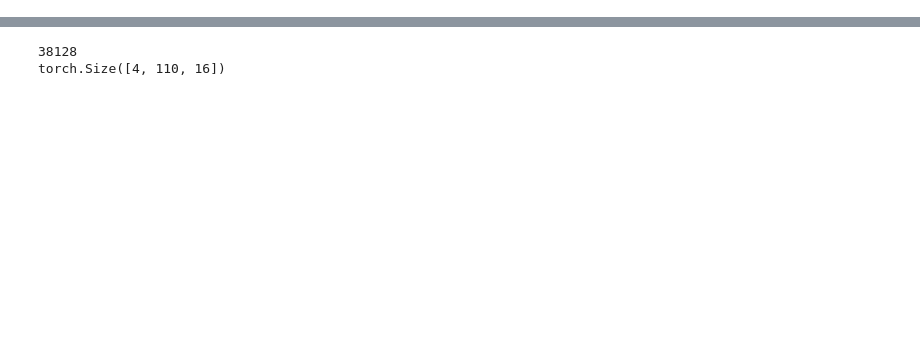
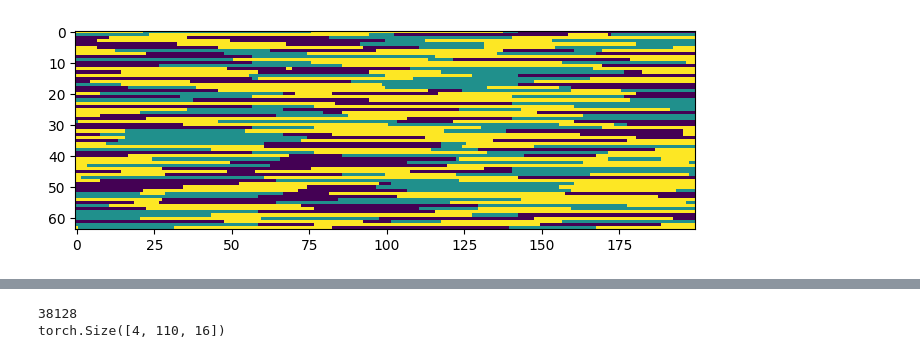
Before and after one commit to eisbetterthanpi/JEPA, a Jupyter notebook: Seq_JEPA.ipynb, the cells around one changed output, grey strips where cells are left out. Drawn from its saved outputs; the diff is of its cells as text; code cells hidden in the pictures; blank space fills up the shorter version.

```diff
--- a/Seq_JEPA.ipynb
+++ b/Seq_JEPA.ipynb
@@ -384,3 +305,54 @@ plt.show()
+# %%
+# @title simplex
+# !pip install -q opensimplex
+import opensimplex
+import numpy as np
+import torch
+import matplotlib.pyplot as plt
+
+def simplexmask1d(seq=512, ctx_scale=(.85,1), trg_scale=(.6,.8), B=64, chaos=[1,.5]):
+    i = np.linspace(0, chaos[0], num=seq) # 2-5
+    noise = opensimplex.noise2array(i, np.random.randint(1e10, size=B)) # [B, seq]
+    noise = torch.from_numpy(noise)
+    ctx_mask_scale = torch.rand(1) * (ctx_scale[1] - ctx_scale[0]) + ctx_scale[0] # in (min_s, max_s) # all blocks same size
+    trg_mask_scale = torch.rand(1) * (trg_scale[1] - trg_scale[0]) + trg_scale[0]
+
+    ctx_len, trg_len = int(seq*ctx_mask_scale), int(seq*trg_mask_scale)
+    val, trg_index = torch.topk(noise, trg_len, dim=1, sorted=False)
+    ctx_len = ctx_len - trg_len
+
+    remove_mask = torch.ones((B,seq), dtype=bool) # [B, S]
+    remove_mask.scatter_(1, trg_index, False).flatten()
+    ind = torch.arange(seq).unsqueeze(0).repeat(B,1)[remove_mask].reshape(B, -1)
+
+    i = np.linspace(0, chaos[1], num=seq) # 2-5
+    noise = opensimplex.noise2array(i, np.random.randint(1e10, size=B)) # [B, seq]
+    noise = torch.from_numpy(noise)[remove_mask].reshape(B, -1)
+    val, ctx_ind = torch.topk(noise, ctx_len, dim=1, sorted=False)
+    ctx_index = ind[torch.arange(B).unsqueeze(-1), ctx_ind]
+    return ctx_index, trg_index
+
+b=64
+ctx_index, trg_index = simplexmask1d(seq=200, ctx_scale=(.7,.8), trg_scale=(.4,.6), B=b, chaos=[3,.5])
+mask = torch.zeros(b ,200)
+mask[torch.arange(b).unsqueeze(-1), trg_index] = 1
+mask[torch.arange(b).unsqueeze(-1), ctx_index] = .5
+mask = mask[None,...]
+def imshow(img):
+    npimg = img.numpy()
+    plt.rcParams["figure.figsize"] = (8,8)
+    plt.imshow(np.transpose(npimg, (1, 2, 0)))
+    plt.show()
+imshow(mask)
+# import torchvision
+# imshow(torchvision.utils.make_grid(mask, nrow=8))
+
+# print(index)
+# print(index.shape)
+# print(mask)
+# print(mask.shape)
+# %% [output]
+[figure, added]
 # %%
 # @title ijepa multiblock 1d
 # https://github.com/facebookresearch/ijepa/blob/main/src/masks/multiblock.py
```
Also changed, not shown: parts of 10 cells of this notebook.
